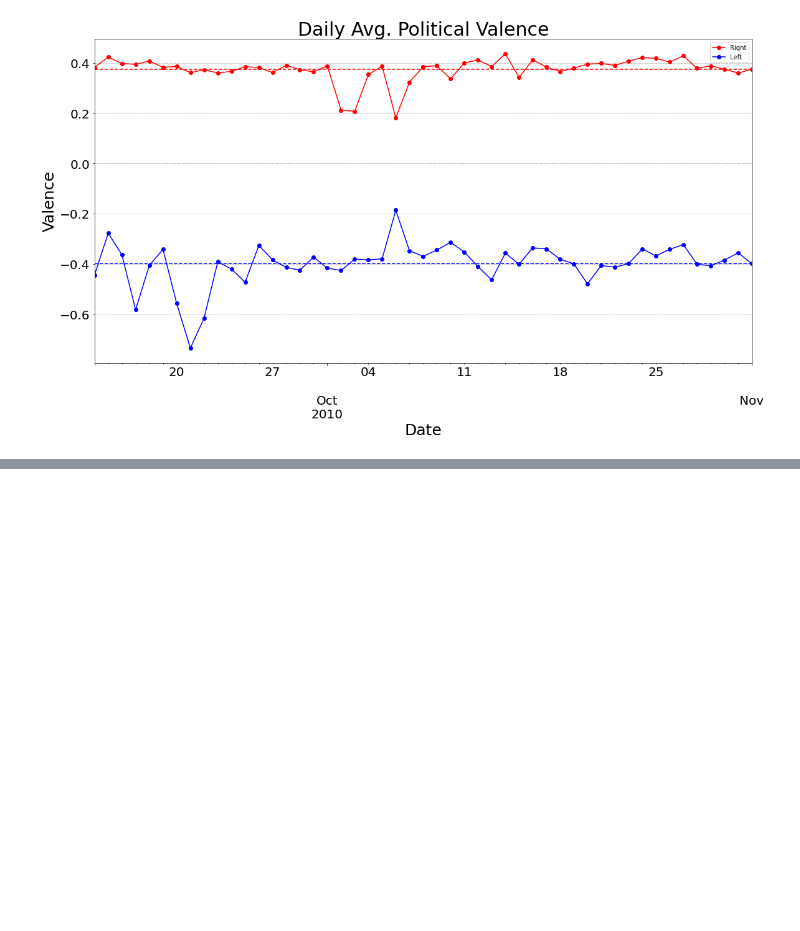
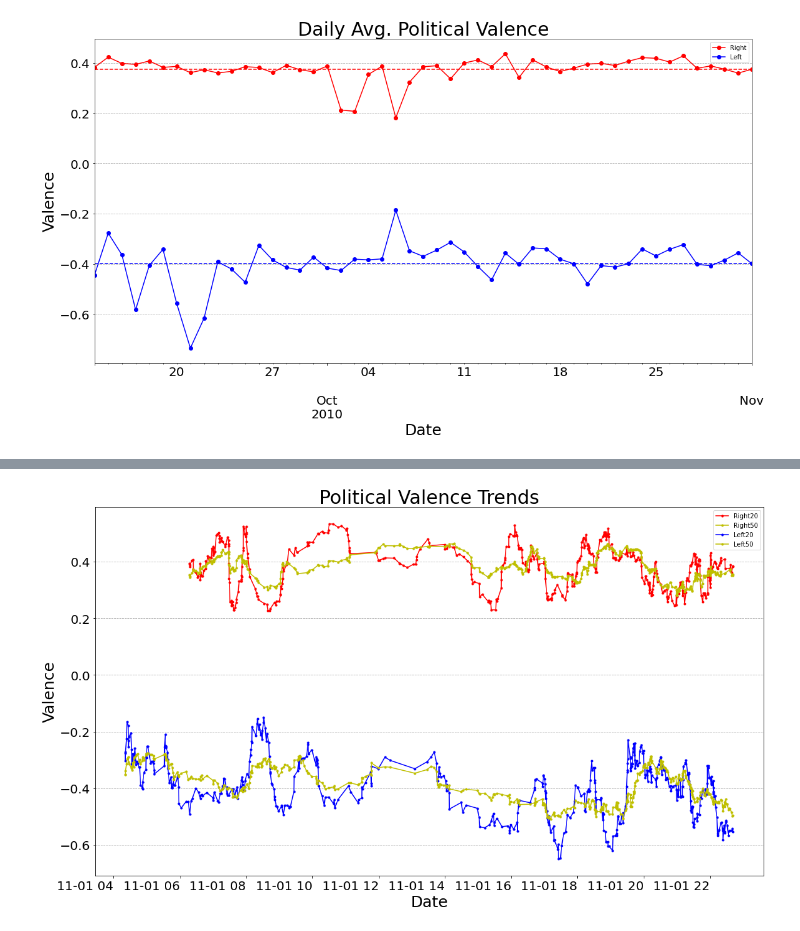
Before and after one commit to nromerodiaz/PhD, a Jupyter notebook: Assignment_2/Assignment_2.ipynb, the cells around one changed output, grey strips where cells are left out. Drawn from its saved outputs; the diff is of its cells as text; code cells hidden in the pictures; blank space fills up the shorter version.

```diff
--- a/Assignment_2/Assignment_2.ipynb
+++ b/Assignment_2/Assignment_2.ipynb
@@ -329 +352,19 @@ ax.grid(linestyle='--', axis='y')
 We see that the daily averages are relatively stable. Lets see how the individual tweets correlate with each other
+# %%
+#data_right['diff_val'] = data_right['avg_valence'].diff(periods=1)
+#data_left['diff_val'] = data_left['avg_valence'].diff(periods=1)
+
+#data_right['rolling_20'] = data_right['diff_val'].rolling(window=20).mean()
+#data_right['rolling_50'] = data_right['diff_val'].rolling(window=50).mean()
+
+#data_left['rolling_20'] = data_left['diff_val'].rolling(window=20).mean()
+#data_left['rolling_50'] = data_left['diff_val'].rolling(window=50).mean()
+
+#data_right['diff_val'] = data_right['avg_valence'].diff(periods=1)
+#data_left['diff_val'] = data_left['avg_valence'].diff(periods=1)
+
+data_right['rolling_20'] = data_right['avg_valence'].rolling(window=20).mean()
+data_right['rolling_50'] = data_right['avg_valence'].rolling(window=50).mean()
+
+data_left['rolling_20'] = data_left['avg_valence'].rolling(window=20).mean()
+data_left['rolling_50'] = data_left['avg_valence'].rolling(window=50).mean()
@@ -329,0 +392,32 @@ We see that the daily averages are relatively stable. Lets see how the individua
+# %%
+#a, b = 20000, 20300
+#a, b = 31808, 32308
+b = data_right.shape[0]
+a = b - 500
+
+fig = plt.figure(figsize=(16, 9))
+ax = fig.add_subplot(111)
+
+data_right.iloc[a:b].plot(y='rolling_20', c='r', ax=ax, marker='.', label='Right20', fontsize=20)
+data_right.iloc[a:b].plot(y='rolling_50', c='y', ax=ax, marker='.', label='Right50', fontsize=20)
+
+
+#a, b = 18310, 18610
+#a, b = 28349, 28849
+#a, b = 28410, 28849
+b = data_left.shape[0]
+a = b - 500
+data_left.iloc[a:b].plot(y='rolling_20', c='b', ax=ax, marker='.', label='Left20', fontsize=20, rot=0)
+data_left.iloc[a:b].plot(y='rolling_50', c='y', ax=ax, marker='.', label='Left50', fontsize=20, rot=0)
+
+#daily_mean_val_left.plot(y='avg_valence', c='b', ax=ax, marker='o', label='Left')
+plt.tight_layout()
+
+ax.set_title('Political Valence Trends', fontsize=30)
+ax.set_ylabel('Valence', fontsize=25)
+ax.set_xlabel('Date', fontsize=25)
+#ax.hlines(mvl, t0, t1, linestyle='--', color='b')#, alpha=0.5)
+#ax.hlines(mvr, t0, t1, linestyle='--', color='r')#, alpha=0.5)
+ax.grid(linestyle='--', axis='y')
+# %% [output]
+[figure, added]
```
Also changed, not shown: parts of 36 cells of this notebook.
